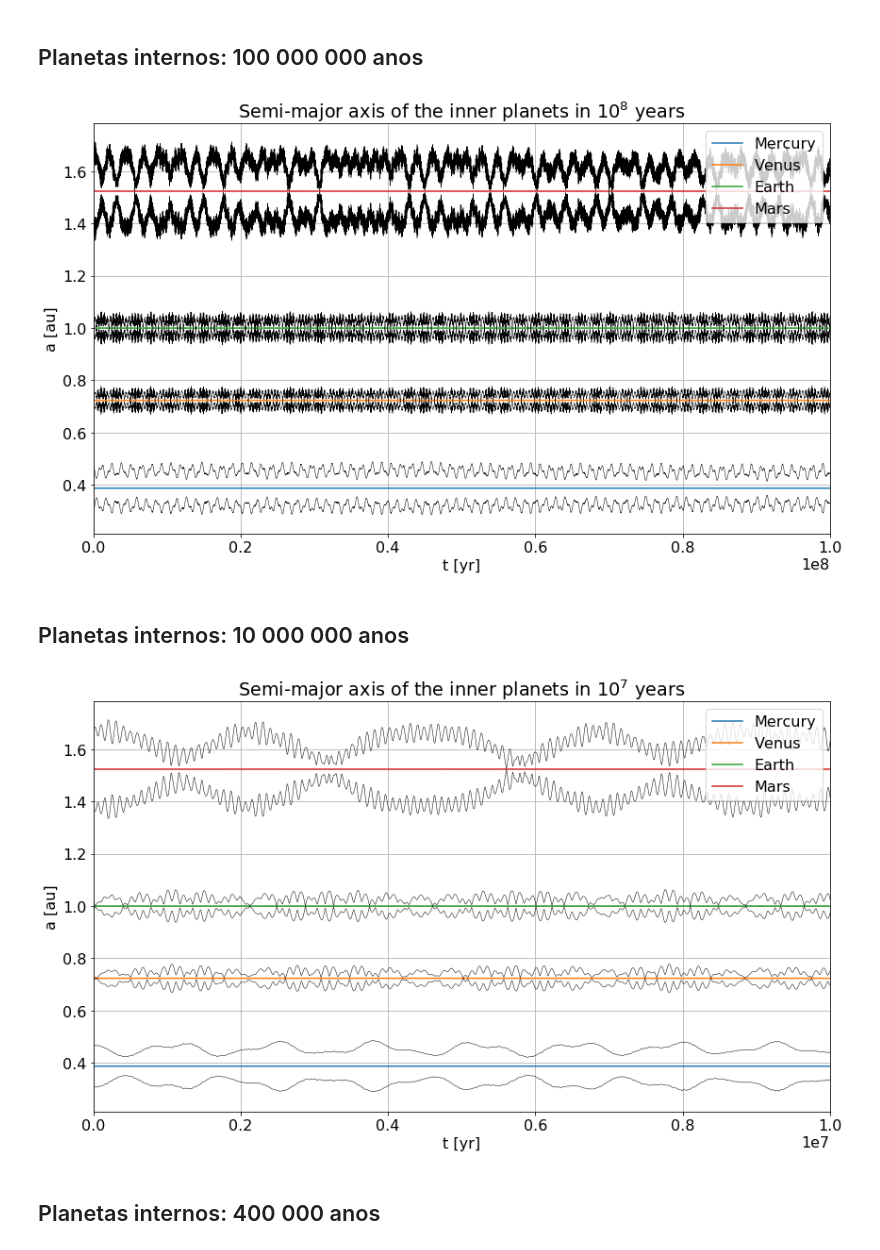
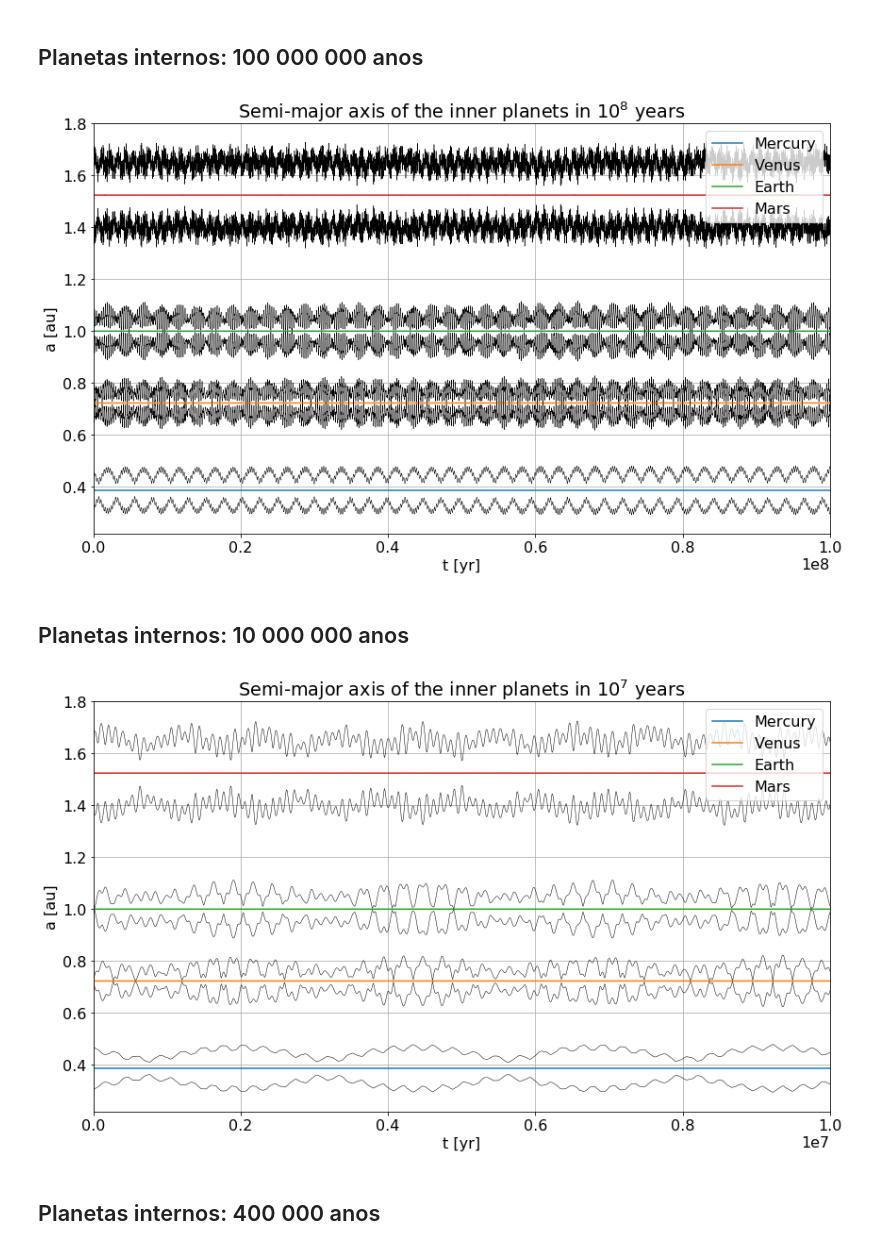
Before and after one commit to DeSouzaSR/SolarSystem2, a Jupyter notebook: Plot_semiaxis.ipynb, the cells around one changed output. Saved outputs shown, nothing was run; the diff lists cells and outputs as text; code cells hidden in the pictures.

Commit message:
Include plot files

```diff
--- a/Plot_semiaxis.ipynb
+++ b/Plot_semiaxis.ipynb
@@ -114,16 +114,16 @@ plot_figure(planets, variables, variable2, title, ylabel, xmin, xmax)
 # %%
 title = "Semi-major axis of the inner planets in $10^8$ years"
 planets = ["Mercury", "Venus", "Earth", "Mars"]
 variables = [mercury["a"], venus["a"], earth["a"], mars["a"]]
 variables2 = [mercury["apo"],mercury["peri"], venus["apo"],venus["peri"],\
               earth["apo"],earth["peri"], mars["apo"],mars["peri"]]
 xmin = 0
 xmax = 1e8
 ylabel = "a [au]"
 
-plot_figure(planets, variables, variable2, title, ylabel, xmin, xmax)
+plot_figure(planets, variables, variables2, title, ylabel, xmin, xmax)
 # %% [output]
-[figure, old version]
+[figure, new version]
 # %% [markdown]
 ## Planetas internos: 10 000 000 anos
 # %%
@@ -136,9 +136,9 @@ xmin = 0
 xmax = 1e7
 ylabel = "a [au]"
 
-plot_figure(planets, variables, variable2, title, ylabel, xmin, xmax)
+plot_figure(planets, variables, variables2, title, ylabel, xmin, xmax)
 # %% [output]
-[figure, old version]
+[figure, new version]
 # %% [markdown]
 ## Planetas internos: 400 000 anos
 # %%
```
Also changed, not shown: parts of 6 cells of this notebook, 5 other files.
